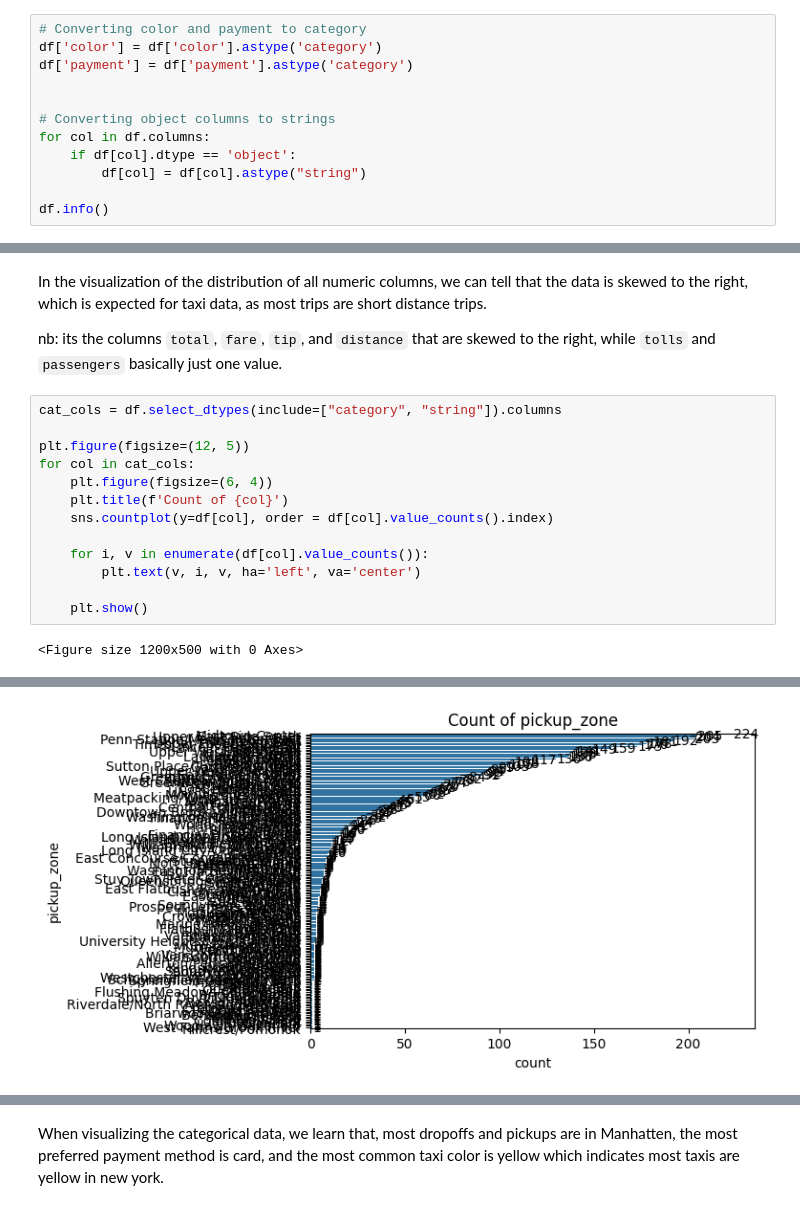
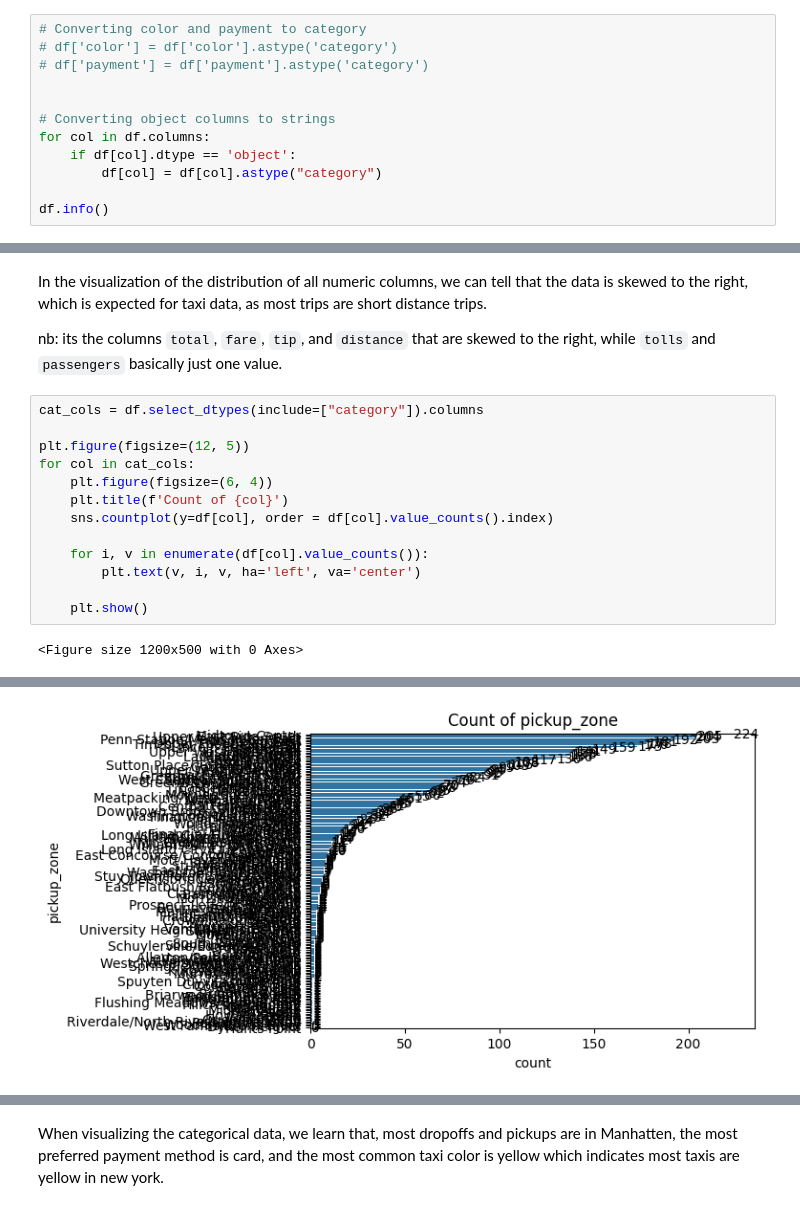
Before and after one commit to Peter537/Soft1-AI-OLA1, a Jupyter notebook: assignment_oskar.ipynb, the cells around one changed output, grey strips where cells are left out. Saved outputs shown, nothing was run; the diff lists cells and outputs as text.

```diff
--- a/assignment_oskar.ipynb
+++ b/assignment_oskar.ipynb
@@ -151,14 +151,14 @@ When look at errors in the dataset, we have observed that there are a total of 1
 Also as a side note, there are no empty strings in the dataset.
 # %%
 # Converting color and payment to category
-df['color'] = df['color'].astype('category')
-df['payment'] = df['payment'].astype('category')
+# df['color'] = df['color'].astype('category')
+# df['payment'] = df['payment'].astype('category')
 
 
 # Converting object columns to strings
 for col in df.columns:
     if df[col].dtype == 'object':
-        df[col] = df[col].astype("string")
+        df[col] = df[col].astype("category")
 
 df.info()
 # %% [output]
@@ -331,20 +329,20 @@ In the visualization of the distribution of all numeric columns, we can tell tha
 
 nb: its the columns `total`, `fare`, `tip`, and `distance` that are skewed to the right, while `tolls` and `passengers` basically just one value.
 # %%
-cat_cols = df.select_dtypes(include=["category", "string"]).columns
+cat_cols = df.select_dtypes(include=["category"]).columns
 
 plt.figure(figsize=(12, 5))
 for col in cat_cols:
     plt.figure(figsize=(6, 4))
     plt.title(f'Count of {col}')
     sns.countplot(y=df[col], order = df[col].value_counts().index)
 
     for i, v in enumerate(df[col].value_counts()):
         plt.text(v, i, v, ha='left', va='center')
 
     plt.show()
 # %% [output]
 <Figure size 1200x500 with 0 Axes>
 [figure]
 [figure]
-[figure, old version]
+[figure, new version]
```
Also changed, not shown: parts of 15 cells of this notebook.
